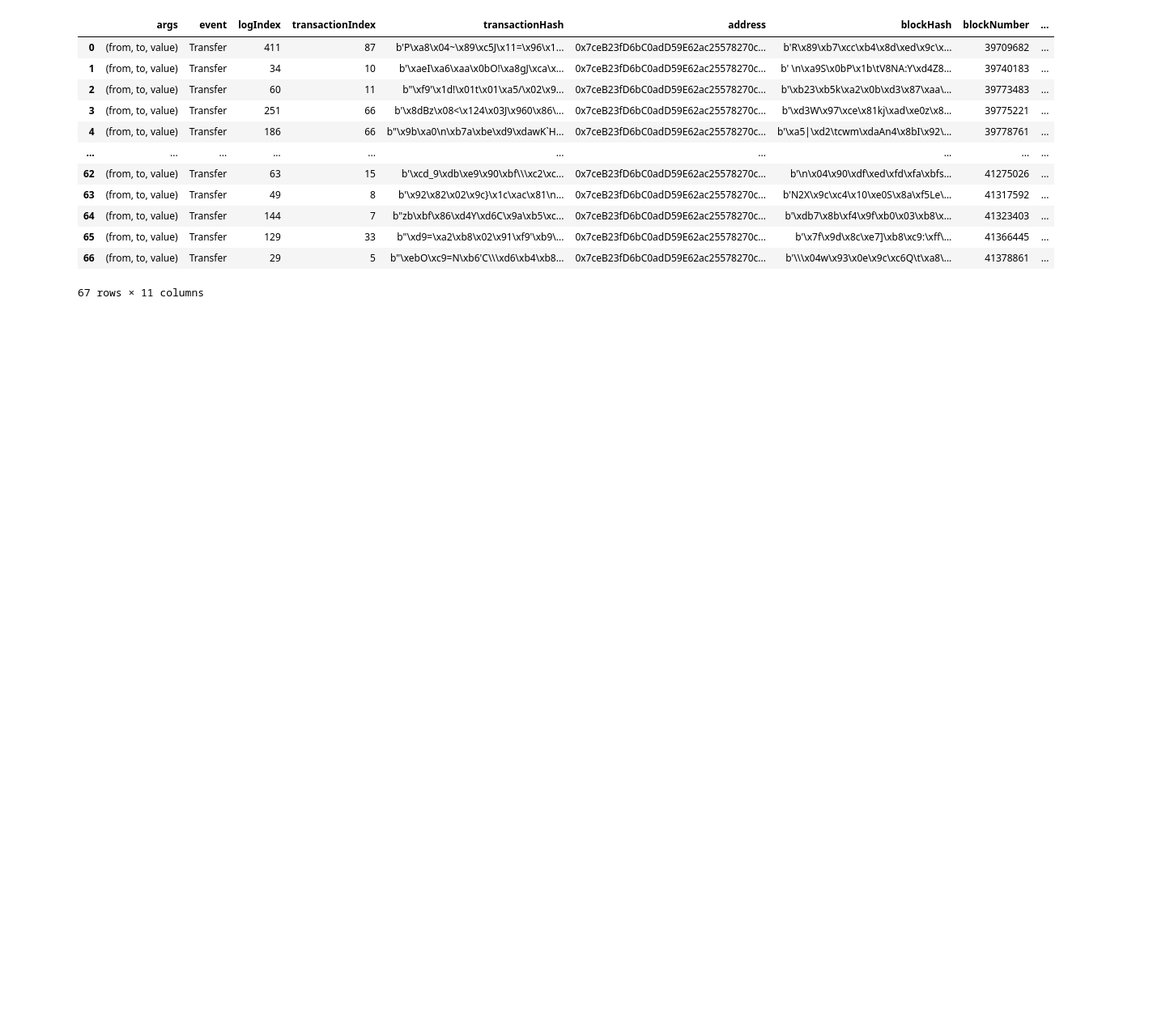
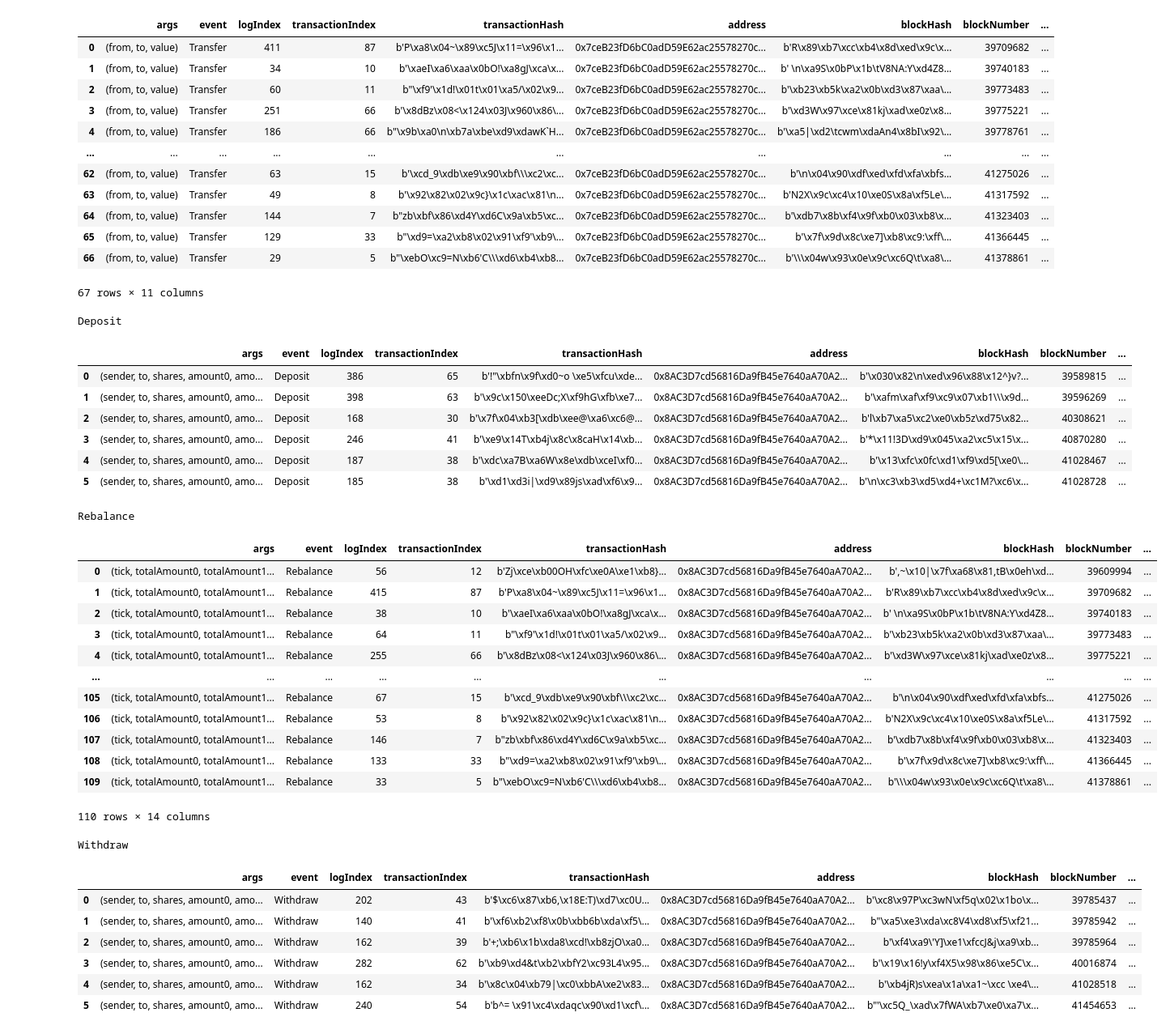
Before and after one commit to credmark/credmark-models-py, a Jupyter notebook: models/credmark/protocols/ichi/test_ichi.ipynb, the cells around one changed output. Shown at 81% size. Drawn from its saved outputs; the diff is of its cells as text; code cells hidden in the pictures; blank space fills up the shorter version.

```diff
--- a/models/credmark/protocols/ichi/test_ichi.ipynb
+++ b/models/credmark/protocols/ichi/test_ichi.ipynb
@@ -216,8 +290,39 @@ display(pd.DataFrame(token0.fetch_events(token0.events.Transfer, from_block=0, a
 # %%
 for evt in vault_ichi.abi.events:
-    if evt == 'Rebalance':
+    if evt in ['Rebalance', 'Deposit', 'Withdraw']:
         df = pd.DataFrame(vault_ichi.fetch_events(vault_ichi.events[evt], from_block=0))
         print(evt)
         display(df)
+# %% [output]
+Deposit
+|  | args | event | logIndex | transactionIndex | transactionHash | address | blockHash | blockNumber | ... |
+| 0 | (sender, to, shares, amount0, amo... | Deposit | 386 | 65 | b'!"\xbfn\x9f\xd0~o \xe5\xfcu\xde... | 0x8AC3D7cd56816Da9fB45e7640aA70A2... | b'\x030\x82\n\xed\x96\x88\x12^}v?... | 39589815 | ... |
+| 1 | (sender, to, shares, amount0, amo... | Deposit | 398 | 63 | b'\x9c\x150\xeeDc;X\xf9hG\xfb\xe7... | 0x8AC3D7cd56816Da9fB45e7640aA70A2... | b'\xafm\xaf\xf9\xc9\x07\xb1\\\x9d... | 39596269 | ... |
+| 2 | (sender, to, shares, amount0, amo... | Deposit | 168 | 30 | b'\x7f\x04\xb3[\xdb\xee@\xa6\xc6@... | 0x8AC3D7cd56816Da9fB45e7640aA70A2... | b'l\xb7\xa5\xc2\xe0\xb5z\xd75\x82... | 40308621 | ... |
+| 3 | (sender, to, shares, amount0, amo... | Deposit | 246 | 41 | b'\xe9\x14T\xb4j\x8c\x8caH\x14\xb... | 0x8AC3D7cd56816Da9fB45e7640aA70A2... | b'*\x11!3D\xd9\x045\xa2\xc5\x15\x... | 40870280 | ... |
+| 4 | (sender, to, shares, amount0, amo... | Deposit | 187 | 38 | b'\xdc\xa7B\xa6W\x8e\xdb\xceI\xf0... | 0x8AC3D7cd56816Da9fB45e7640aA70A2... | b'\x13\xfc\x0fc\xd1\xf9\xd5[\xe0\... | 41028467 | ... |
+| 5 | (sender, to, shares, amount0, amo... | Deposit | 185 | 38 | b'\xd1\xd3i|\xd9\x89js\xad\xf6\x9... | 0x8AC3D7cd56816Da9fB45e7640aA70A2... | b'\n\xc3\xb3\xd5\xd4+\xc1M?\xc6\x... | 41028728 | ... |
+Rebalance
+|  | args | event | logIndex | transactionIndex | transactionHash | address | blockHash | blockNumber | ... |
+| 0 | (tick, totalAmount0, totalAmount1... | Rebalance | 56 | 12 | b'Zj\xce\xb00OH\xfc\xe0A\xe1\xb8}... | 0x8AC3D7cd56816Da9fB45e7640aA70A2... | b',~\x10|\x7f\xa68\x81,tB\x0eh\xd... | 39609994 | ... |
+| 1 | (tick, totalAmount0, totalAmount1... | Rebalance | 415 | 87 | b'P\xa8\x04~\x89\xc5J\x11=\x96\x1... | 0x8AC3D7cd56816Da9fB45e7640aA70A2... | b'R\x89\xb7\xcc\xb4\x8d\xed\x9c\x... | 39709682 | ... |
+| 2 | (tick, totalAmount0, totalAmount1... | Rebalance | 38 | 10 | b'\xaeI\xa6\xaa\x0bO!\xa8gJ\xca\x... | 0x8AC3D7cd56816Da9fB45e7640aA70A2... | b' \n\xa9S\x0bP\x1b\tV8NA:Y\xd4Z8... | 39740183 | ... |
+| 3 | (tick, totalAmount0, totalAmount1... | Rebalance | 64 | 11 | b"\xf9'\x1d!\x01t\x01\xa5/\x02\x9... | 0x8AC3D7cd56816Da9fB45e7640aA70A2... | b'\xb23\xb5k\xa2\x0b\xd3\x87\xaa\... | 39773483 | ... |
+| 4 | (tick, totalAmount0, totalAmount1... | Rebalance | 255 | 66 | b'\x8dBz\x08<\x124\x03J\x960\x86\... | 0x8AC3D7cd56816Da9fB45e7640aA70A2... | b'\xd3W\x97\xce\x81kj\xad\xe0z\x8... | 39775221 | ... |
+| ... | ... | ... | ... | ... | ... | ... | ... | ... | ... |
+| 105 | (tick, totalAmount0, totalAmount1... | Rebalance | 67 | 15 | b'\xcd_9\xdb\xe9\x90\xbf\\\xc2\xc... | 0x8AC3D7cd56816Da9fB45e7640aA70A2... | b'\n\x04\x90\xdf\xed\xfd\xfa\xbfs... | 41275026 | ... |
+| 106 | (tick, totalAmount0, totalAmount1... | Rebalance | 53 | 8 | b'\x92\x82\x02\x9c}\x1c\xac\x81\n... | 0x8AC3D7cd56816Da9fB45e7640aA70A2... | b'N2X\x9c\xc4\x10\xe0S\x8a\xf5Le\... | 41317592 | ... |
+| 107 | (tick, totalAmount0, totalAmount1... | Rebalance | 146 | 7 | b"zb\xbf\x86\xd4Y\xd6C\x9a\xb5\xc... | 0x8AC3D7cd56816Da9fB45e7640aA70A2... | b'\xdb7\x8b\xf4\x9f\xb0\x03\xb8\x... | 41323403 | ... |
+| 108 | (tick, totalAmount0, totalAmount1... | Rebalance | 133 | 33 | b"\xd9=\xa2\xb8\x02\x91\xf9'\xb9\... | 0x8AC3D7cd56816Da9fB45e7640aA70A2... | b'\x7f\x9d\x8c\xe7]\xb8\xc9:\xff\... | 41366445 | ... |
+| 109 | (tick, totalAmount0, totalAmount1... | Rebalance | 33 | 5 | b"\xebO\xc9=N\xb6'C\\\xd6\xb4\xb8... | 0x8AC3D7cd56816Da9fB45e7640aA70A2... | b'\\\x04w\x93\x0e\x9c\xc6Q\t\xa8\... | 41378861 | ... |
+110 rows × 14 columns
+Withdraw
+|  | args | event | logIndex | transactionIndex | transactionHash | address | blockHash | blockNumber | ... |
+| 0 | (sender, to, shares, amount0, amo... | Withdraw | 202 | 43 | b'$\xc6\x87\xb6,\x18E:T)\xd7\xc0U... | 0x8AC3D7cd56816Da9fB45e7640aA70A2... | b'\xc8\x97P\xc3wN\xf5q\x02\x1bo\x... | 39785437 | ... |
+| 1 | (sender, to, shares, amount0, amo... | Withdraw | 140 | 41 | b'\xf6\xb2\xf8\x0b\xbb6b\xda\xf5\... | 0x8AC3D7cd56816Da9fB45e7640aA70A2... | b"\xa5\xe3\xda\xc8V4\xd8\xf5\xf21... | 39785942 | ... |
+| 2 | (sender, to, shares, amount0, amo... | Withdraw | 162 | 39 | b'+;\xb6\x1b\xda8\xcd!\xb8zjO\xa0... | 0x8AC3D7cd56816Da9fB45e7640aA70A2... | b'\xf4\xa9\'Y]\xe1\xfccJ&j\xa9\xb... | 39785964 | ... |
+| 3 | (sender, to, shares, amount0, amo... | Withdraw | 282 | 62 | b'\xb9\xd4&t\xb2\xbfY2\xc93L4\x95... | 0x8AC3D7cd56816Da9fB45e7640aA70A2... | b'\x19\x16!y\xf4X5\x98\x86\xe5C\x... | 40016874 | ... |
+| 4 | (sender, to, shares, amount0, amo... | Withdraw | 162 | 34 | b'\x8c\x04\xb79|\xc0\xbbA\xe2\x83... | 0x8AC3D7cd56816Da9fB45e7640aA70A2... | b'\xb4jR)s\xea\x1a\xa1~\xcc \xe4\... | 41028518 | ... |
+| 5 | (sender, to, shares, amount0, amo... | Withdraw | 240 | 54 | b'b^= \x91\xc4\xdaqc\x90\xd1\xcf\... | 0x8AC3D7cd56816Da9fB45e7640aA70A2... | b"'\xc5Q_\xad\x7fWA\xb7\xe0\xa7\x... | 41454653 | ... |
 # %%
 df.loc[107, 'transactionHash']
```
Also changed, not shown: parts of 16 cells of this notebook, 1 other file.
